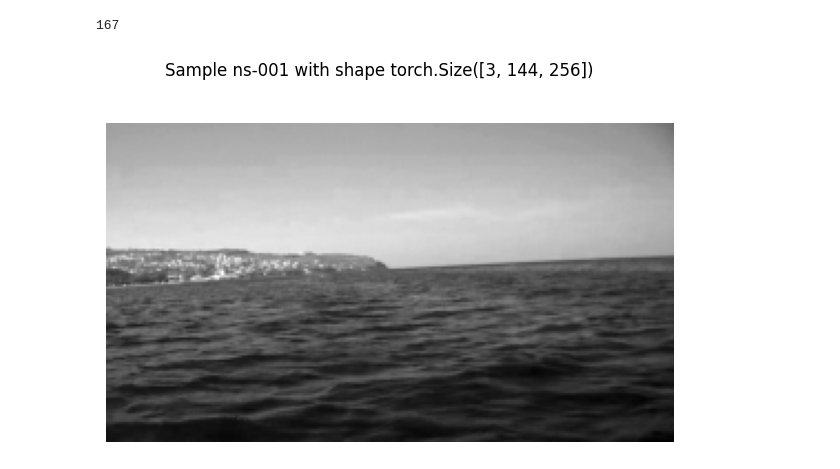
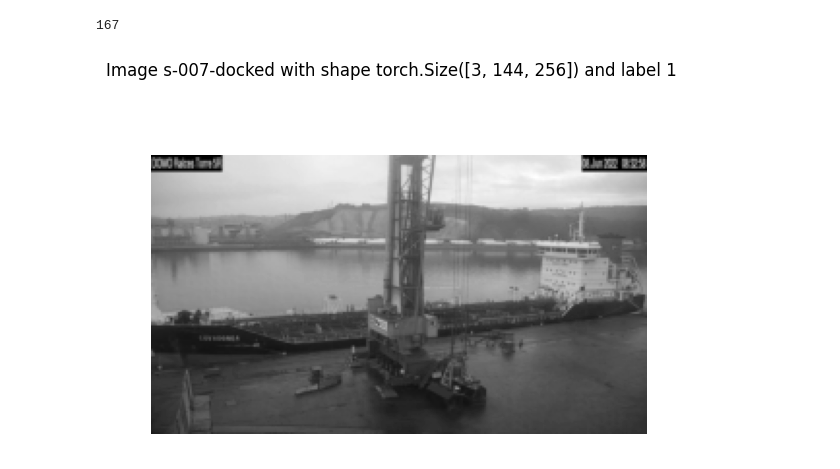
Before and after one commit to ivan2k4/VCA2025, a Jupyter notebook: p1.ipynb, the cells around one changed output. Drawn from its saved outputs; the diff is of its cells as text; code cells hidden in the pictures.

Commit message:
ya tenemos la clase de dataset bien creada creo

```diff
--- a/p1.ipynb
+++ b/p1.ipynb
@@ -11,9 +11,12 @@ import torchvision.transforms as transforms
 from torchvision.io import read_image
 # %%
 class Dataset(data.Dataset):
-    def __init__(self, image_path, transform = None):
+    def __init__(self, image_path, csv_path, transform = None):
         super().__init__()
         self.img_files = glob.glob(os.path.join(image_path, '*.jpg'))
+
+        # leemos el csv y recortamos la cabecera
+        self.labels = open(csv_path).readlines()[1:]
 
         if transform:
             self.transform = transform
@@ -30,7 +33,11 @@ class Dataset(data.Dataset):
         image = read_image(img_path)
         image = self.transform(image)
 
-        return image, name
+        # nos quedamos solo con la etiqueta binaria
+        line = self.labels[index].strip()
+        _, label = line.split(";")
+
+        return image, label, name
 
     def __len__(self):
         return len(self.img_files)
@@ -41,15 +48,14 @@ def tensor_to_image(tensor):
     return new_image
 
 def show(image, title=None):
-    fig, ax = plt.subplots(1,1)
-    fig.tight_layout()
-    ax.imshow(image, cmap="gray")
-    ax.axis('off')
+    plt.imshow(image, cmap="grey")
+    plt.axis('off')
     if title:
-        fig.suptitle(title)
+        plt.suptitle(title)
     plt.show()
 # %%
-route = "ship_dataset/"
+dir = "ship_dataset/"
+label_csv_filename = "ship.csv"
 
 my_transforms = transforms.Compose([
                                     transforms.ToPILImage(),
@@ -57,12 +63,12 @@ my_transforms = transforms.Compose([
                                     transforms.ToTensor()
 ])
 
-ship_dataset = Dataset(f"{route}/images", transform=my_transforms)
+ship_dataset = Dataset(f"{dir}/images", f"{dir}/{label_csv_filename}", transform=my_transforms)
 print(len(ship_dataset))
 # %% [output]
 167
 # %%
-image, name = ship_dataset[0]
-show(tensor_to_image(image), title=f"Image {name} with shape {image.shape}")
+image, label, name = ship_dataset[110]
+show(tensor_to_image(image), title=f"Image {name} with shape {image.shape} and label {label}")
 # %% [output]
-[figure, old version]
+[figure, new version]
```
